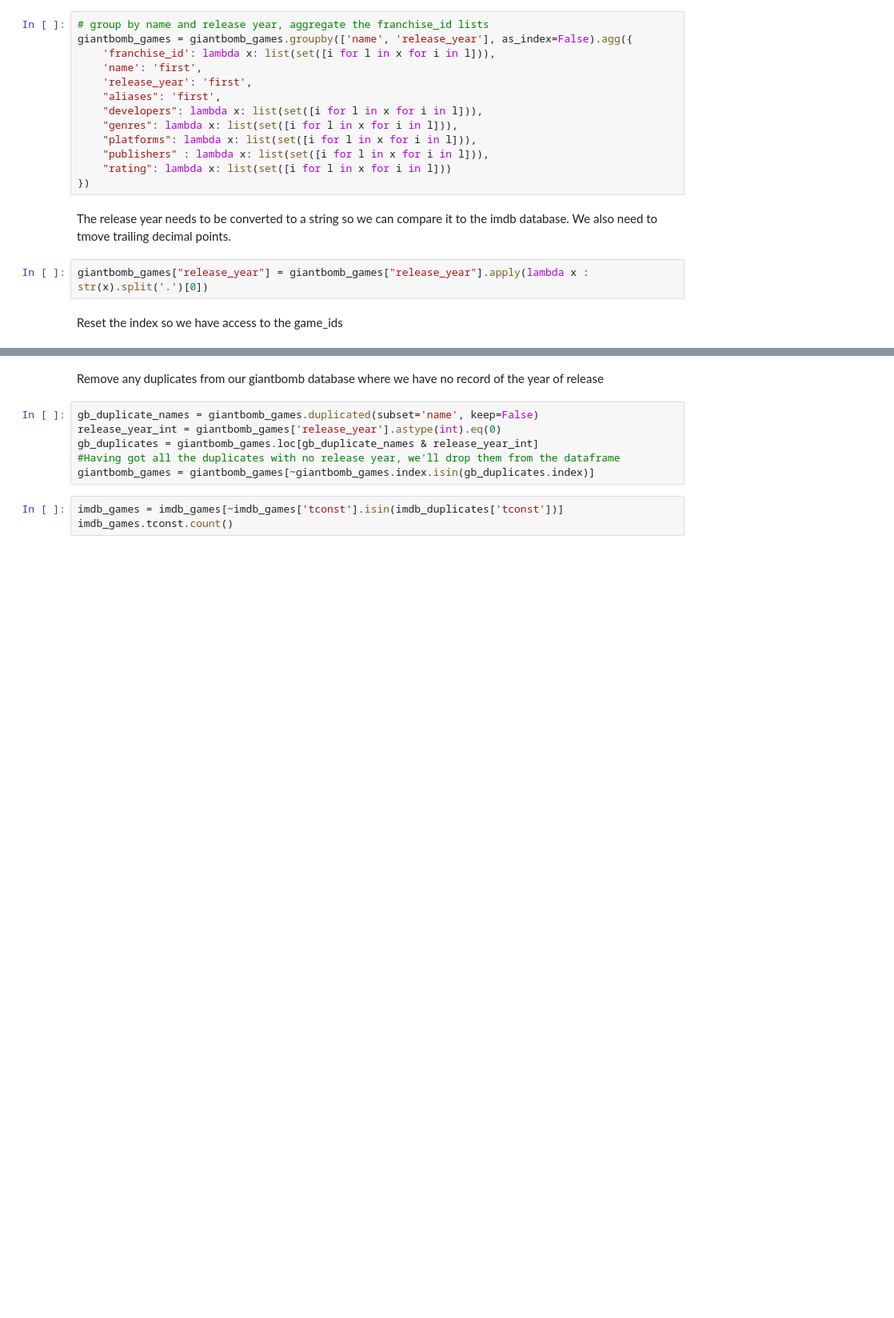
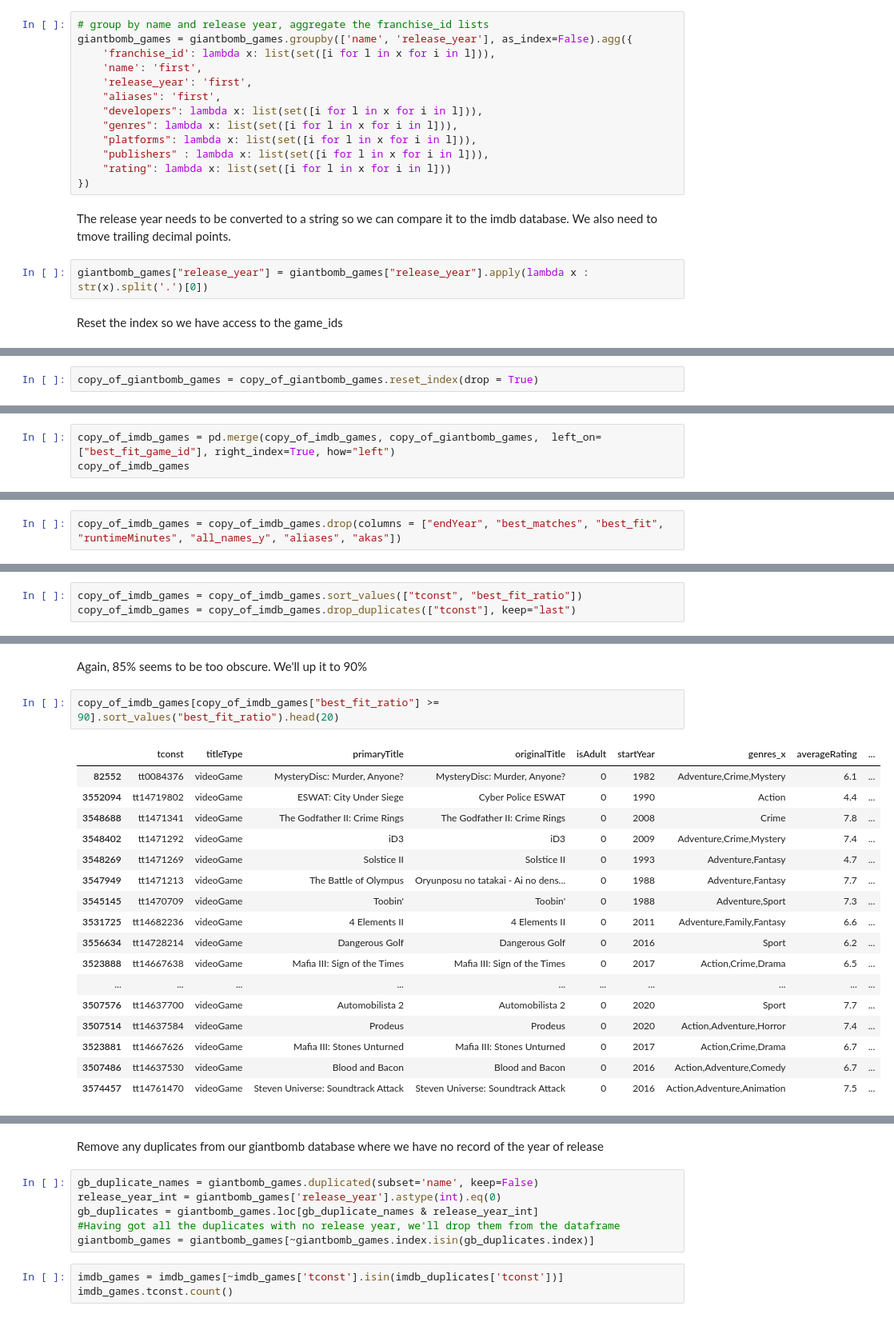
Before and after one commit to adambrennan150/Franchises, a Jupyter notebook: Cleaning_franchises.ipynb, the cells around one changed output, grey strips where cells are left out. Shown at 80% size. Cells and saved outputs as stored; diff of their text form; blank space fills up the shorter version.

```diff
--- a/Cleaning_franchises.ipynb
+++ b/Cleaning_franchises.ipynb
@@ -196,0 +359,2 @@ imdb_games
+# %%
+copy_of_giantbomb_games = copy_of_giantbomb_games.reset_index(drop = True)
@@ -196,0 +363,3 @@ imdb_games
+# %%
+copy_of_imdb_games = pd.merge(copy_of_imdb_games, copy_of_giantbomb_games,  left_on=["best_fit_game_id"], right_index=True, how="left")
+copy_of_imdb_games
@@ -196,0 +382,2 @@ imdb_games
+# %%
+copy_of_imdb_games = copy_of_imdb_games.drop(columns = ["endYear", "best_matches", "best_fit", "runtimeMinutes", "all_names_y", "aliases", "akas"])
@@ -196,0 +386,3 @@ imdb_games
+# %%
+copy_of_imdb_games = copy_of_imdb_games.sort_values(["tconst", "best_fit_ratio"])
+copy_of_imdb_games = copy_of_imdb_games.drop_duplicates(["tconst"], keep="last")
@@ -196,0 +437,22 @@ imdb_games
+# %% [markdown]
+Again, 85% seems to be too obscure. We'll up it to 90%
+# %%
+copy_of_imdb_games[copy_of_imdb_games["best_fit_ratio"] >= 90].sort_values("best_fit_ratio").head(20)
+# %% [output]
+|  | tconst | titleType | primaryTitle | originalTitle | isAdult | startYear | genres_x | averageRating | ... |
+| 82552 | tt0084376 | videoGame | MysteryDisc: Murder, Anyone? | MysteryDisc: Murder, Anyone? | 0 | 1982 | Adventure,Crime,Mystery | 6.1 | ... |
+| 3552094 | tt14719802 | videoGame | ESWAT: City Under Siege | Cyber Police ESWAT | 0 | 1990 | Action | 4.4 | ... |
+| 3548688 | tt1471341 | videoGame | The Godfather II: Crime Rings | The Godfather II: Crime Rings | 0 | 2008 | Crime | 7.8 | ... |
+| 3548402 | tt1471292 | videoGame | iD3 | iD3 | 0 | 2009 | Adventure,Crime,Mystery | 7.4 | ... |
+| 3548269 | tt1471269 | videoGame | Solstice II | Solstice II | 0 | 1993 | Adventure,Fantasy | 4.7 | ... |
+| 3547949 | tt1471213 | videoGame | The Battle of Olympus | Oryunposu no tatakai - Ai no dens... | 0 | 1988 | Adventure,Fantasy | 7.7 | ... |
+| 3545145 | tt1470709 | videoGame | Toobin' | Toobin' | 0 | 1988 | Adventure,Sport | 7.3 | ... |
+| 3531725 | tt14682236 | videoGame | 4 Elements II | 4 Elements II | 0 | 2011 | Adventure,Family,Fantasy | 6.6 | ... |
+| 3556634 | tt14728214 | videoGame | Dangerous Golf | Dangerous Golf | 0 | 2016 | Sport | 6.2 | ... |
+| 3523888 | tt14667638 | videoGame | Mafia III: Sign of the Times | Mafia III: Sign of the Times | 0 | 2017 | Action,Crime,Drama | 6.5 | ... |
+| ... | ... | ... | ... | ... | ... | ... | ... | ... | ... |
+| 3507576 | tt14637700 | videoGame | Automobilista 2 | Automobilista 2 | 0 | 2020 | Sport | 7.7 | ... |
+| 3507514 | tt14637584 | videoGame | Prodeus | Prodeus | 0 | 2020 | Action,Adventure,Horror | 7.4 | ... |
+| 3523881 | tt14667626 | videoGame | Mafia III: Stones Unturned | Mafia III: Stones Unturned | 0 | 2017 | Action,Crime,Drama | 6.7 | ... |
+| 3507486 | tt14637530 | videoGame | Blood and Bacon | Blood and Bacon | 0 | 2016 | Action,Adventure,Comedy | 6.7 | ... |
+| 3574457 | tt14761470 | videoGame | Steven Universe: Soundtrack Attack | Steven Universe: Soundtrack Attack | 0 | 2016 | Action,Adventure,Animation | 7.5 | ... |
```
Also changed, not shown: parts of 80 cells of this notebook.
